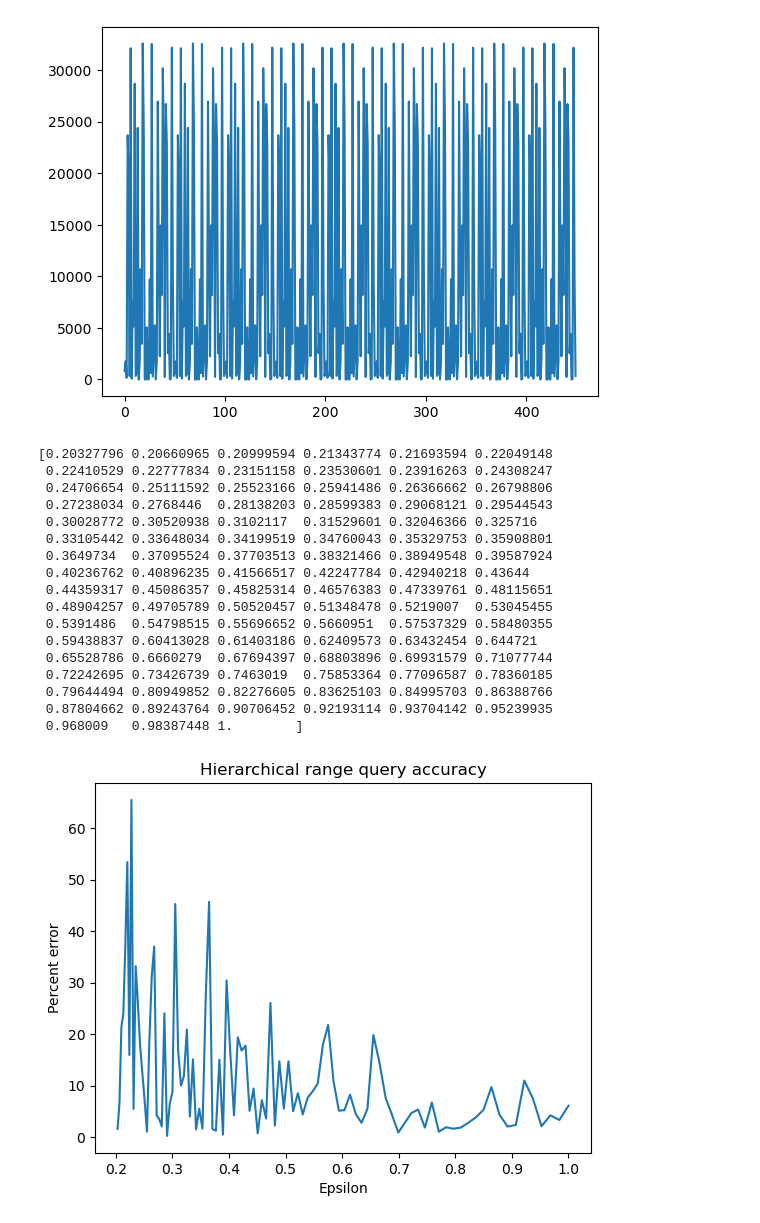
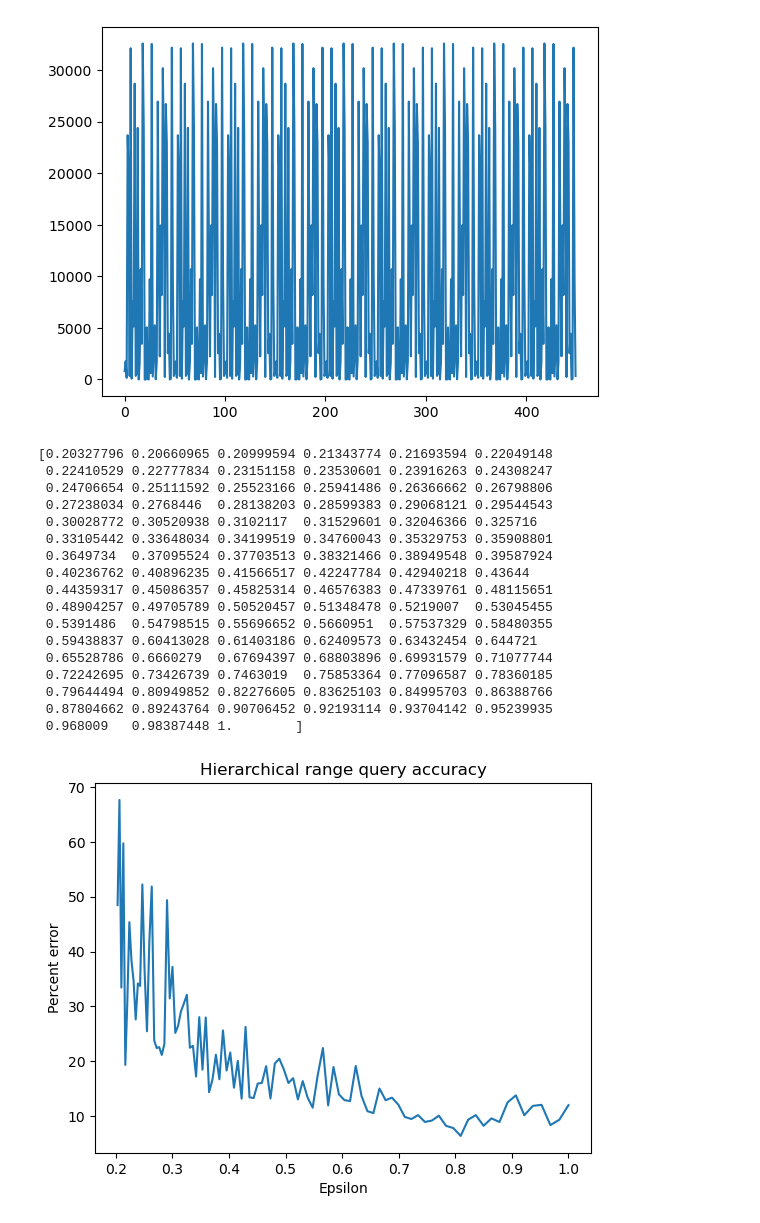
Before and after one commit to sbaldasty/dp-range-query, a Jupyter notebook: analysis.ipynb, the cells around one changed output. Cells and saved outputs as stored; diff of their text form; code cells hidden in the pictures.

```diff
--- a/analysis.ipynb
+++ b/analysis.ipynb
@@ -48,7 +48,7 @@ plt.plot(pl)
 [figure]
 # %%
 epsilons=epsilon_gen(100)
-workloads = create_workload(0, 100, 1)
+workloads = create_workload(0, 100, 100000)
 ys = []
 for epsilon in epsilons:
     noisy_tree = rq.noisy_counts(lst, epsilon)
@@ -62,31 +62,31 @@ for epsilon in epsilons:
                 pct_errs.append(pct_err)
     #print(pct_errs)
     pct_err = sum(pct_errs) / len(pct_errs)
     ys.append(pct_err)
 
 print(epsilons)
 #print(ys)
 plt.plot(epsilons, ys)
 plt.title('Hierarchical range query accuracy')
 plt.xlabel('Epsilon')
 plt.ylabel('Percent error')
 plt.show()
 # %% [output]
 [0.20327796 0.20660965 0.20999594 0.21343774 0.21693594 0.22049148
  0.22410529 0.22777834 0.23151158 0.23530601 0.23916263 0.24308247
  0.24706654 0.25111592 0.25523166 0.25941486 0.26366662 0.26798806
  0.27238034 0.2768446  0.28138203 0.28599383 0.29068121 0.29544543
  0.30028772 0.30520938 0.3102117  0.31529601 0.32046366 0.325716
  0.33105442 0.33648034 0.34199519 0.34760043 0.35329753 0.35908801
  0.3649734  0.37095524 0.37703513 0.38321466 0.38949548 0.39587924
  0.40236762 0.40896235 0.41566517 0.42247784 0.42940218 0.43644
  0.44359317 0.45086357 0.45825314 0.46576383 0.47339761 0.48115651
  0.48904257 0.49705789 0.50520457 0.51348478 0.5219007  0.53045455
  0.5391486  0.54798515 0.55696652 0.5660951  0.57537329 0.58480355
  0.59438837 0.60413028 0.61403186 0.62409573 0.63432454 0.644721
  0.65528786 0.6660279  0.67694397 0.68803896 0.69931579 0.71077744
  0.72242695 0.73426739 0.7463019  0.75853364 0.77096587 0.78360185
  0.79644494 0.80949852 0.82276605 0.83625103 0.84995703 0.86388766
  0.87804662 0.89243764 0.90706452 0.92193114 0.93704142 0.95239935
  0.968009   0.98387448 1.        ]
-[figure, old version]
+[figure, new version]
```
